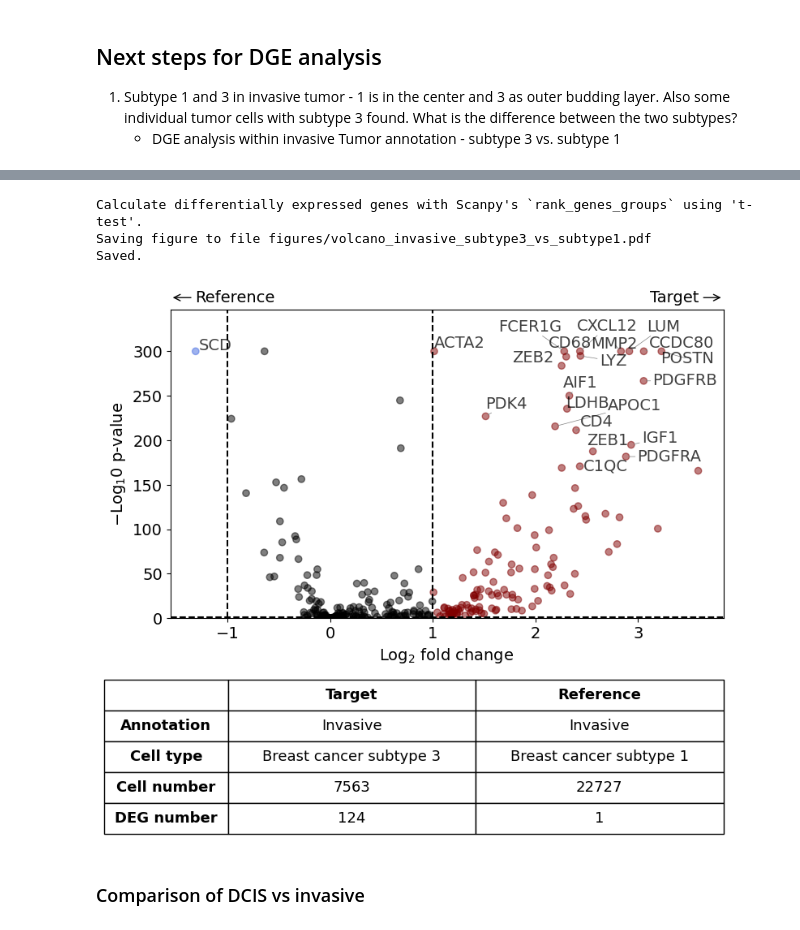
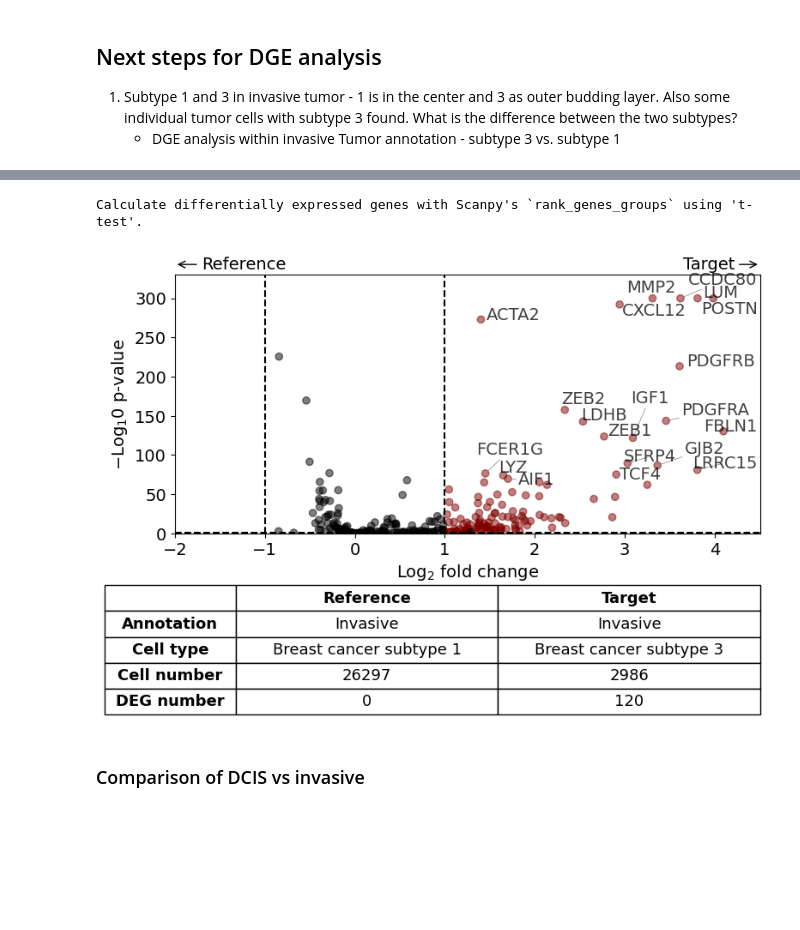
Before and after one commit to SpatialPathology/InSituPy, a Jupyter notebook: docs/source/tutorials/06_publication/10_InSituPy_differential_gene_expression_publication.ipynb, the cells around one changed output, grey strips where cells are left out. Drawn from its saved outputs; the diff is of its cells as text; code cells hidden in the pictures; blank space fills up the shorter version.

```diff
--- a/docs/source/tutorials/06_publication/10_InSituPy_differential_gene_expression_publication.ipynb
+++ b/docs/source/tutorials/06_publication/10_InSituPy_differential_gene_expression_publication.ipynb
@@ -106,18 +104,16 @@ INFO: New layer '🔬 Invasive (Katja)' created.
 # %%
 differential_gene_expression(
     target=xd,
     target_annotation_tuple=("Katja", "Invasive"),
     ref_annotation_tuple="same",
-    target_cell_type_tuple=("cell_type_dc_sub", "Breast cancer subtype 3"),
-    ref_cell_type_tuple=("cell_type_dc_sub", "Breast cancer subtype 1"),
+    target_cell_type_tuple=("cell_type_dc_sub_final", "Breast cancer subtype 3"),
+    ref_cell_type_tuple=("cell_type_dc_sub_final", "Breast cancer subtype 1"),
     exclude_ambiguous_assignments=True, # in this case we are sure that there
-    savepath="figures/volcano_invasive_subtype3_vs_subtype1.pdf"
+    #savepath="figures/volcano_invasive_subtype3_vs_subtype1.pdf"
 )
 # %% [output]
 Calculate differentially expressed genes with Scanpy's `rank_genes_groups` using 't-test'.
-Saving figure to file figures/volcano_invasive_subtype3_vs_subtype1.pdf
-Saved.
-[figure, old version]
+[figure, new version]
 # %% [markdown]
 ### Comparison of DCIS vs invasive
 # %%
```
Also changed, not shown: parts of 18 cells of this notebook, 6 other files.
